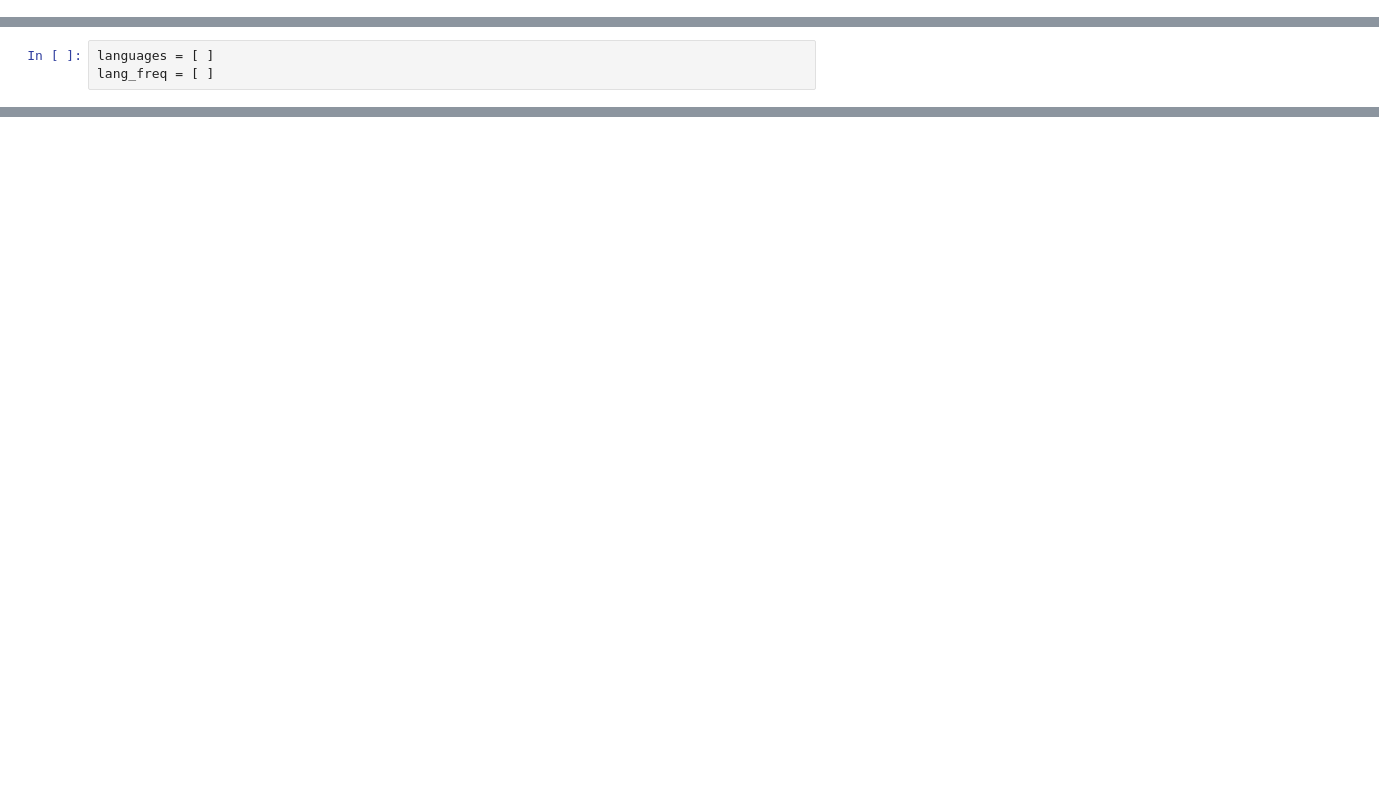
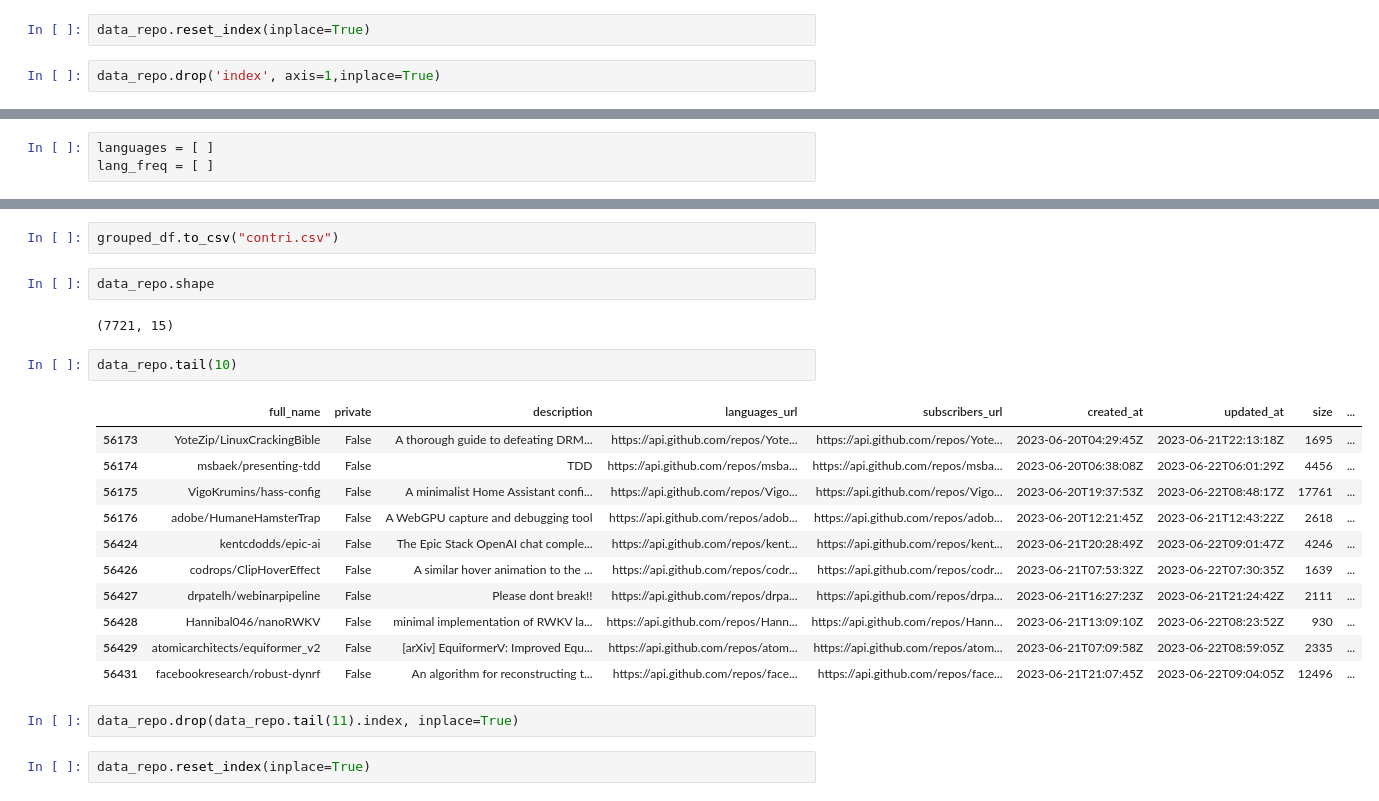
Before and after one commit to Senh1ji/scraping-github-project, a Jupyter notebook: data_cleaning.ipynb, the cells around one changed output, grey strips where cells are left out. Cells and saved outputs as stored; diff of their text form; blank space fills up the shorter version.

```diff
--- a/data_cleaning.ipynb
+++ b/data_cleaning.ipynb
@@ -437,3 +418,7 @@ plt.show()
 data_repo.shape
 # %% [output]
 (7721, 15)
+# %%
+data_repo.reset_index(inplace=True)
+# %%
+data_repo.drop('index', axis=1,inplace=True)
@@ -484,0 +795,24 @@ for link in tqdm(data_repo["languages_url"].iloc[4000:5000]):
+# %%
+grouped_df.to_csv("contri.csv")
+# %%
+data_repo.shape
+# %% [output]
+(7721, 15)
+# %%
+data_repo.tail(10)
+# %% [output]
+|  | full_name | private | description | languages_url | subscribers_url | created_at | updated_at | size | ... |
+| 56173 | YoteZip/LinuxCrackingBible | False | A thorough guide to defeating DRM... | https://api.github.com/repos/Yote... | https://api.github.com/repos/Yote... | 2023-06-20T04:29:45Z | 2023-06-21T22:13:18Z | 1695 | ... |
+| 56174 | msbaek/presenting-tdd | False | TDD | https://api.github.com/repos/msba... | https://api.github.com/repos/msba... | 2023-06-20T06:38:08Z | 2023-06-22T06:01:29Z | 4456 | ... |
+| 56175 | VigoKrumins/hass-config | False | A minimalist Home Assistant confi... | https://api.github.com/repos/Vigo... | https://api.github.com/repos/Vigo... | 2023-06-20T19:37:53Z | 2023-06-22T08:48:17Z | 17761 | ... |
+| 56176 | adobe/HumaneHamsterTrap | False | A WebGPU capture and debugging tool | https://api.github.com/repos/adob... | https://api.github.com/repos/adob... | 2023-06-20T12:21:45Z | 2023-06-21T12:43:22Z | 2618 | ... |
+| 56424 | kentcdodds/epic-ai | False | The Epic Stack OpenAI chat comple... | https://api.github.com/repos/kent... | https://api.github.com/repos/kent... | 2023-06-21T20:28:49Z | 2023-06-22T09:01:47Z | 4246 | ... |
+| 56426 | codrops/ClipHoverEffect | False | A similar hover animation to the ... | https://api.github.com/repos/codr... | https://api.github.com/repos/codr... | 2023-06-21T07:53:32Z | 2023-06-22T07:30:35Z | 1639 | ... |
+| 56427 | drpatelh/webinarpipeline | False | Please dont break!! | https://api.github.com/repos/drpa... | https://api.github.com/repos/drpa... | 2023-06-21T16:27:23Z | 2023-06-21T21:24:42Z | 2111 | ... |
+| 56428 | Hannibal046/nanoRWKV | False | minimal implementation of RWKV la... | https://api.github.com/repos/Hann... | https://api.github.com/repos/Hann... | 2023-06-21T13:09:10Z | 2023-06-22T08:23:52Z | 930 | ... |
+| 56429 | atomicarchitects/equiformer_v2 | False | [arXiv] EquiformerV: Improved Equ... | https://api.github.com/repos/atom... | https://api.github.com/repos/atom... | 2023-06-21T07:09:58Z | 2023-06-22T08:59:05Z | 2335 | ... |
+| 56431 | facebookresearch/robust-dynrf | False | An algorithm for reconstructing t... | https://api.github.com/repos/face... | https://api.github.com/repos/face... | 2023-06-21T21:07:45Z | 2023-06-22T09:04:05Z | 12496 | ... |
+# %%
+data_repo.drop(data_repo.tail(11).index, inplace=True)
+# %%
+data_repo.reset_index(inplace=True)
```
Also changed, not shown: parts of 97 cells of this notebook.
